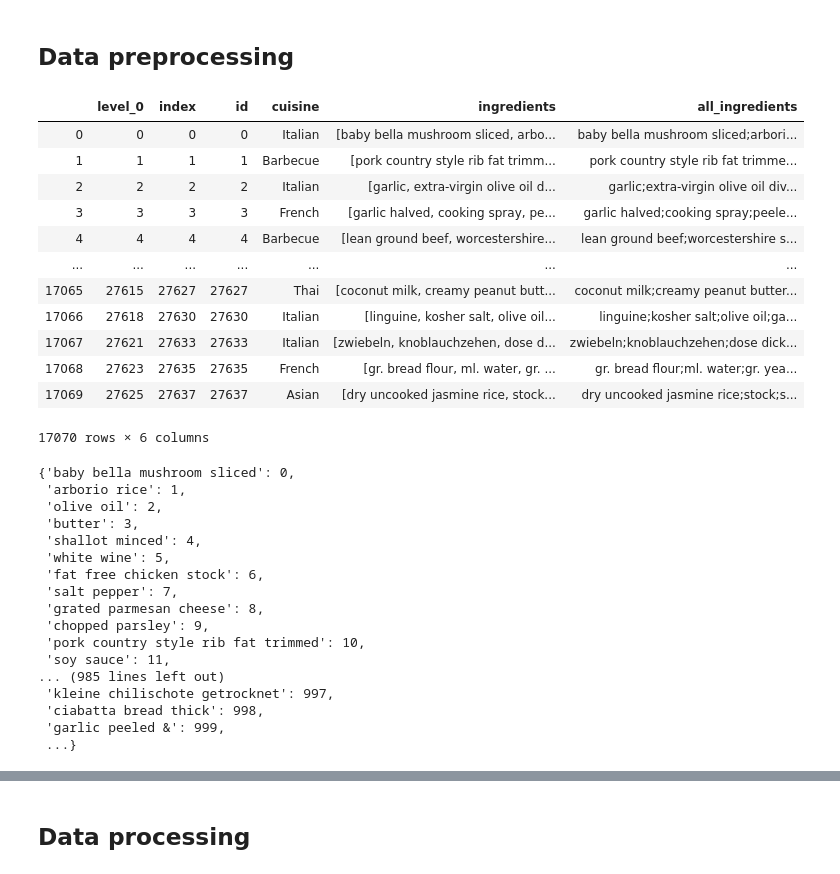
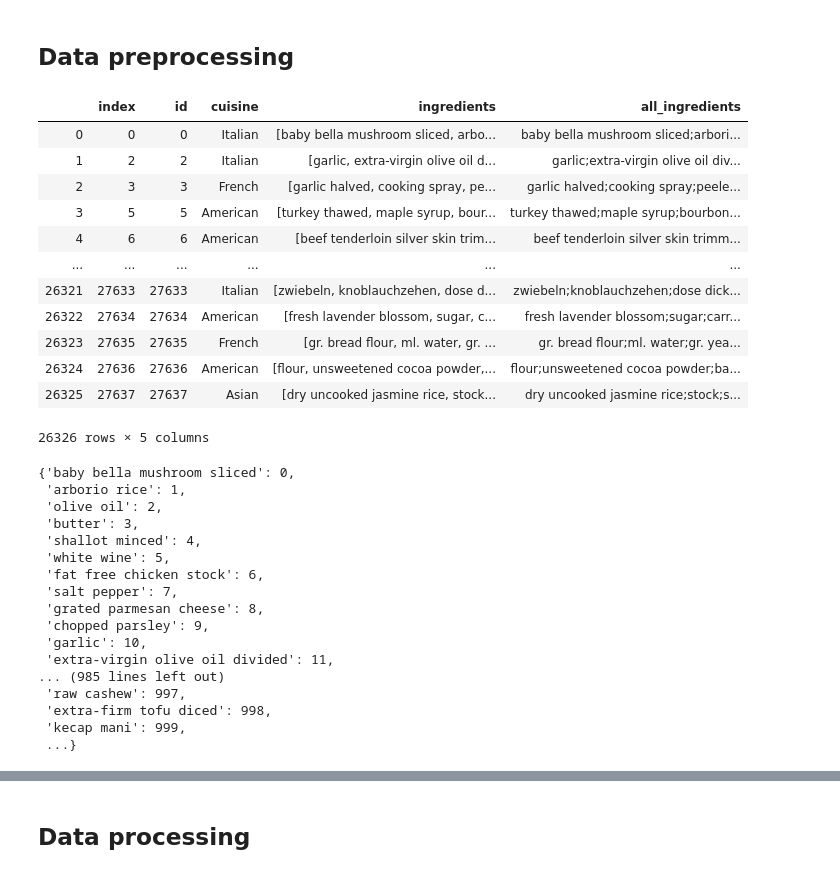
Before and after one commit to catherning/food_recipe_gen, a Jupyter notebook: cuisine_classification/NN_classification.ipynb, the cells around one changed output, grey strips where cells are left out. Saved outputs shown, nothing was run; the diff lists cells and outputs as text; code cells hidden in the pictures.

```diff
--- a/cuisine_classification/NN_classification.ipynb
+++ b/cuisine_classification/NN_classification.ipynb
@@ -23,23 +25,23 @@ FILES = ["random_data.pkl","cluster_centroid_data.pkl","full_data.pkl"]
 balanced = True
 # %%
 # TODO put together both datasets (same method of undersampling, or undersample afterwards ?) & test
-df=pd.read_pickle(os.path.join(FOLDER_PATH,DATASET[1],FILES[0]))
+df=pd.read_pickle(os.path.join(FOLDER_PATH,DATASET[1],FILES[2]))
 df=df.reset_index()
 df
 # %% [output]
-|  | level_0 | index | id | cuisine | ingredients | all_ingredients |
-| 0 | 0 | 0 | 0 | Italian | [baby bella mushroom sliced, arbo... | baby bella mushroom sliced;arbori... |
-| 1 | 1 | 1 | 1 | Barbecue | [pork country style rib fat trimm... | pork country style rib fat trimme... |
-| 2 | 2 | 2 | 2 | Italian | [garlic, extra-virgin olive oil d... | garlic;extra-virgin olive oil div... |
-| 3 | 3 | 3 | 3 | French | [garlic halved, cooking spray, pe... | garlic halved;cooking spray;peele... |
-| 4 | 4 | 4 | 4 | Barbecue | [lean ground beef, worcestershire... | lean ground beef;worcestershire s... |
-| ... | ... | ... | ... | ... | ... | ... |
-| 17065 | 27615 | 27627 | 27627 | Thai | [coconut milk, creamy peanut butt... | coconut milk;creamy peanut butter... |
-| 17066 | 27618 | 27630 | 27630 | Italian | [linguine, kosher salt, olive oil... | linguine;kosher salt;olive oil;ga... |
-| 17067 | 27621 | 27633 | 27633 | Italian | [zwiebeln, knoblauchzehen, dose d... | zwiebeln;knoblauchzehen;dose dick... |
-| 17068 | 27623 | 27635 | 27635 | French | [gr. bread flour, ml. water, gr. ... | gr. bread flour;ml. water;gr. yea... |
-| 17069 | 27625 | 27637 | 27637 | Asian | [dry uncooked jasmine rice, stock... | dry uncooked jasmine rice;stock;s... |
+|  | index | id | cuisine | ingredients | all_ingredients |
+| 0 | 0 | 0 | Italian | [baby bella mushroom sliced, arbo... | baby bella mushroom sliced;arbori... |
+| 1 | 2 | 2 | Italian | [garlic, extra-virgin olive oil d... | garlic;extra-virgin olive oil div... |
+| 2 | 3 | 3 | French | [garlic halved, cooking spray, pe... | garlic halved;cooking spray;peele... |
+| 3 | 5 | 5 | American | [turkey thawed, maple syrup, bour... | turkey thawed;maple syrup;bourbon... |
+| 4 | 6 | 6 | American | [beef tenderloin silver skin trim... | beef tenderloin silver skin trimm... |
+| ... | ... | ... | ... | ... | ... |
+| 26321 | 27633 | 27633 | Italian | [zwiebeln, knoblauchzehen, dose d... | zwiebeln;knoblauchzehen;dose dick... |
+| 26322 | 27634 | 27634 | American | [fresh lavender blossom, sugar, c... | fresh lavender blossom;sugar;carr... |
+| 26323 | 27635 | 27635 | French | [gr. bread flour, ml. water, gr. ... | gr. bread flour;ml. water;gr. yea... |
+| 26324 | 27636 | 27636 | American | [flour, unsweetened cocoa powder,... | flour;unsweetened cocoa powder;ba... |
+| 26325 | 27637 | 27637 | Asian | [dry uncooked jasmine rice, stock... | dry uncooked jasmine rice;stock;s... |
-17070 rows × 6 columns
+26326 rows × 5 columns
 # %%
 vocab_ingrs = utils.Vocabulary()
 for ingredients in df.loc[:,"ingredients"]:
@@ -58,12 +60,12 @@ vocab_ingrs.word2idx
  'salt pepper': 7,
  'grated parmesan cheese': 8,
  'chopped parsley': 9,
- 'pork country style rib fat trimmed': 10,
- 'soy sauce': 11,
+ 'garlic': 10,
+ 'extra-virgin olive oil divided': 11,
 ... (985 lines left out)
- 'kleine chilischote getrocknet': 997,
- 'ciabatta bread thick': 998,
- 'garlic peeled &': 999,
+ 'raw cashew': 997,
+ 'extra-firm tofu diced': 998,
+ 'kecap mani': 999,
  ...}
 # %%
 vocab_cuisine = utils.Vocabulary()
```
Also changed, not shown: parts of 14 cells of this notebook.
